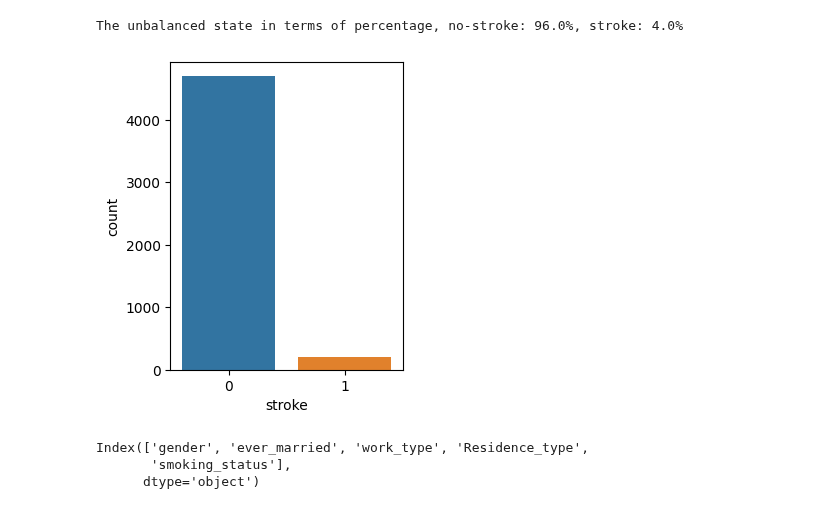
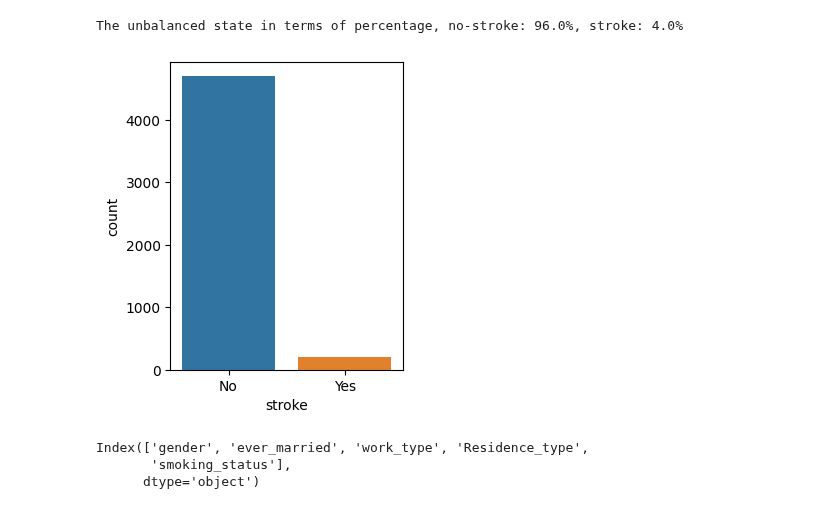
Before and after one commit to mehassanhmood/Project1, a Jupyter notebook: project_lab.ipynb, the cells around one changed output. Drawn from its saved outputs; the diff is of its cells as text; code cells hidden in the pictures.

```diff
--- a/project_lab.ipynb
+++ b/project_lab.ipynb
@@ -107,10 +107,10 @@ print(f"The unbalanced state in terms of percentage, no-stroke: {round(target_eq
 The unbalanced state in terms of percentage, no-stroke: 96.0%, stroke: 4.0%
 # %%
 plt.figure(figsize=(3,4))
-sns.barplot(data=target_equillibrium,x=target_equillibrium.index,y='count',)
+sns.barplot(data=target_equillibrium,x=target_equillibrium.rename(index={0:'No',1:'Yes'}).index,y='count',)
 plt.show();
 # %% [output]
-[figure, old version]
+[figure, new version]
 # %%
 to_encode = df.select_dtypes(include='object')
 encode_columns = to_encode.columns
```
Also changed, not shown: parts of 5 cells of this notebook.
